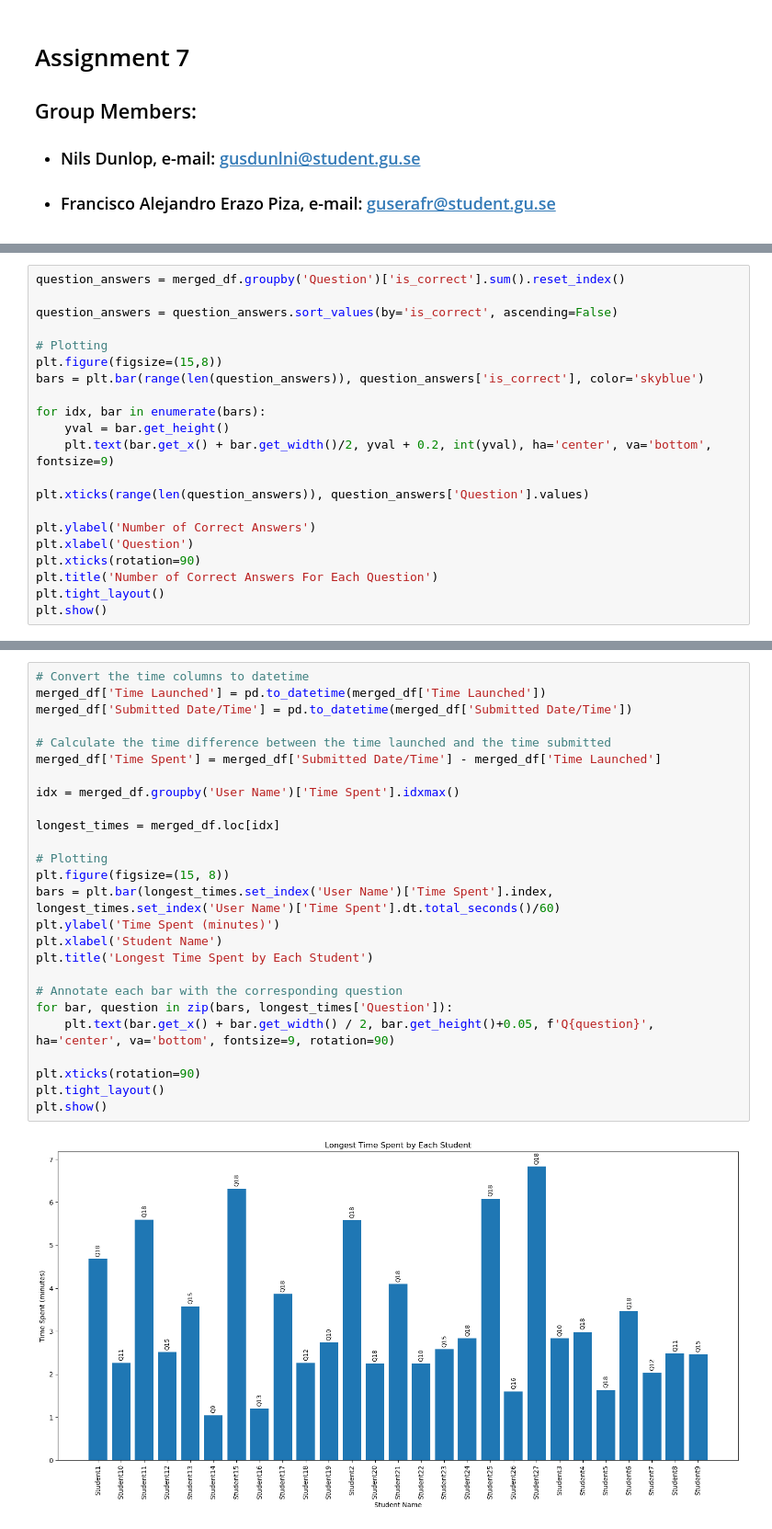
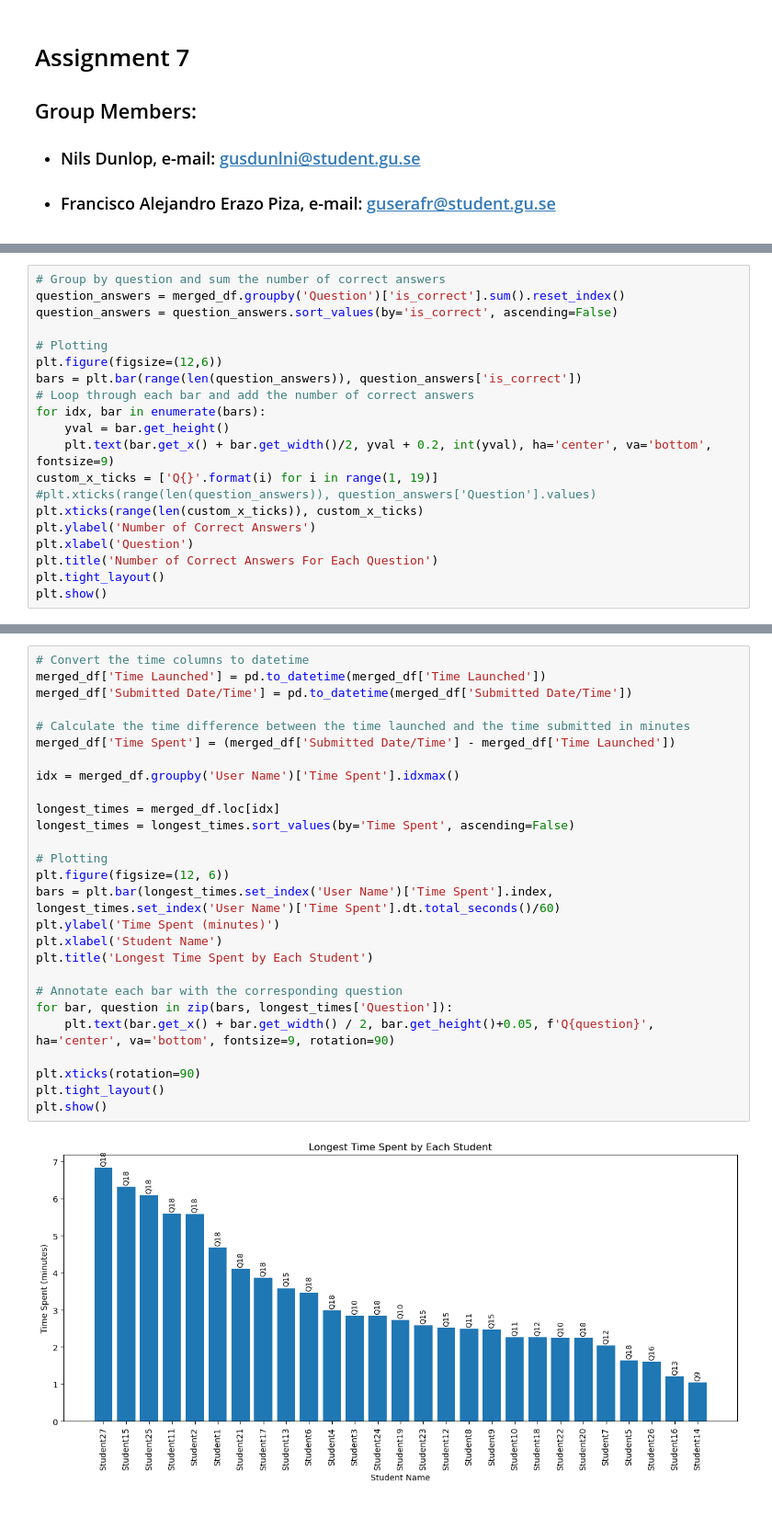
Before and after one commit to NilsDunlop/DIT376-Assignments, a Jupyter notebook: Assignment 7/Assignment 7.ipynb, the cells around one changed output, grey strips where cells are left out. Shown: that part at 92% size. Drawn from its saved outputs; the diff is of its cells as text.

```diff
--- a/Assignment 7/Assignment 7.ipynb
+++ b/Assignment 7/Assignment 7.ipynb
@@ -39,21 +43,20 @@ plt.show()
 # %%
+# Group by question and sum the number of correct answers
 question_answers = merged_df.groupby('Question')['is_correct'].sum().reset_index()
-
 question_answers = question_answers.sort_values(by='is_correct', ascending=False)
 
 # Plotting
-plt.figure(figsize=(15,8))
-bars = plt.bar(range(len(question_answers)), question_answers['is_correct'], color='skyblue')
-
+plt.figure(figsize=(12,6))
+bars = plt.bar(range(len(question_answers)), question_answers['is_correct'])
+# Loop through each bar and add the number of correct answers
 for idx, bar in enumerate(bars):
     yval = bar.get_height()
     plt.text(bar.get_x() + bar.get_width()/2, yval + 0.2, int(yval), ha='center', va='bottom', fontsize=9)
-
-plt.xticks(range(len(question_answers)), question_answers['Question'].values)
-
+custom_x_ticks = ['Q{}'.format(i) for i in range(1, 19)]
+#plt.xticks(range(len(question_answers)), question_answers['Question'].values)
+plt.xticks(range(len(custom_x_ticks)), custom_x_ticks)
 plt.ylabel('Number of Correct Answers')
 plt.xlabel('Question')
-plt.xticks(rotation=90)
 plt.title('Number of Correct Answers For Each Question')
 plt.tight_layout()
 plt.show()
@@ -64,29 +67,30 @@ plt.show()
 # %%
 # Convert the time columns to datetime
 merged_df['Time Launched'] = pd.to_datetime(merged_df['Time Launched'])
 merged_df['Submitted Date/Time'] = pd.to_datetime(merged_df['Submitted Date/Time'])
 
-# Calculate the time difference between the time launched and the time submitted
-merged_df['Time Spent'] = merged_df['Submitted Date/Time'] - merged_df['Time Launched']
+# Calculate the time difference between the time launched and the time submitted in minutes
+merged_df['Time Spent'] = (merged_df['Submitted Date/Time'] - merged_df['Time Launched'])
 
 idx = merged_df.groupby('User Name')['Time Spent'].idxmax()
 
 longest_times = merged_df.loc[idx]
+longest_times = longest_times.sort_values(by='Time Spent', ascending=False)
 
 # Plotting
-plt.figure(figsize=(15, 8))
+plt.figure(figsize=(12, 6))
 bars = plt.bar(longest_times.set_index('User Name')['Time Spent'].index, longest_times.set_index('User Name')['Time Spent'].dt.total_seconds()/60)
 plt.ylabel('Time Spent (minutes)')
 plt.xlabel('Student Name')
 plt.title('Longest Time Spent by Each Student')
 
 # Annotate each bar with the corresponding question
 for bar, question in zip(bars, longest_times['Question']):
     plt.text(bar.get_x() + bar.get_width() / 2, bar.get_height()+0.05, f'Q{question}', ha='center', va='bottom', fontsize=9, rotation=90)
 
 plt.xticks(rotation=90)
 plt.tight_layout()
 plt.show()
 # %% [output]
-[figure, old version]
+[figure, new version]
 # %% [markdown]
```
Also changed, not shown: parts of 20 cells of this notebook.
